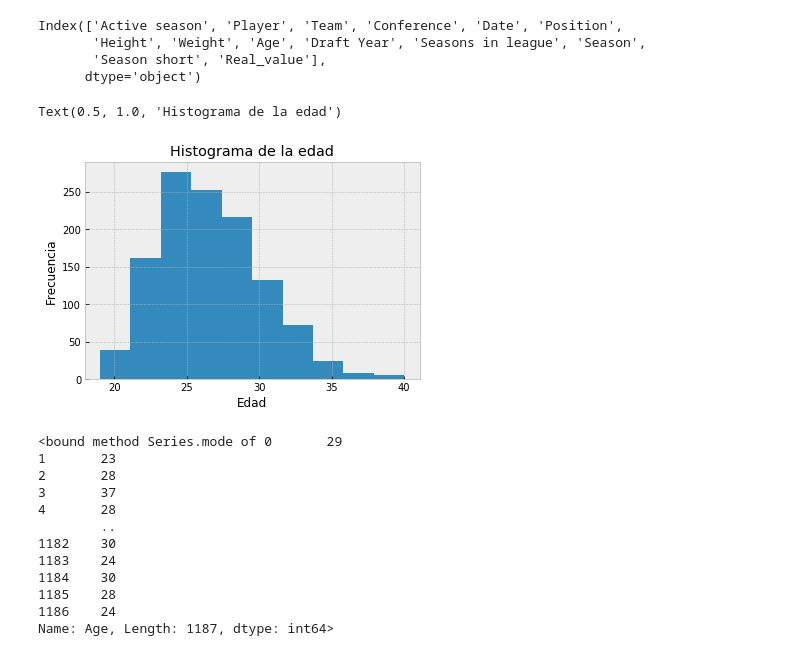
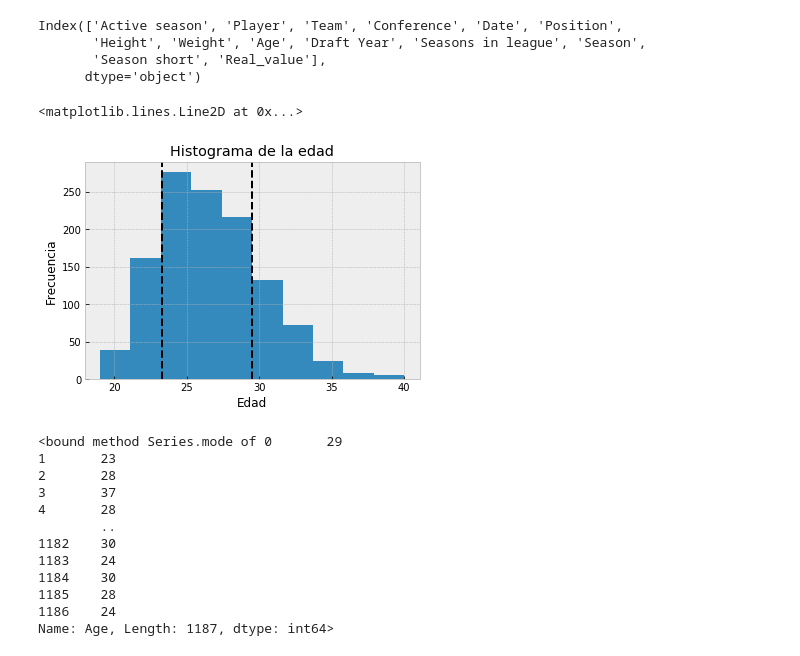
Before and after one commit to Pablopistaches/basic_python_ml, a Jupyter notebook: Tarea3.ipynb, the cells around one changed output. Saved outputs shown, nothing was run; the diff lists cells and outputs as text; code cells hidden in the pictures.

```diff
--- a/Tarea3.ipynb
+++ b/Tarea3.ipynb
@@ -233,11 +233,15 @@ plt.style.use('bmh') #embellecer graficas
 # %%
 mvp.Age.hist()
 plt.xlabel('Edad')
 plt.ylabel('Frecuencia')
 plt.title('Histograma de la edad')
+thresh1 = 23.3
+thresh2 = 29.5
+plt.axvline(x=thresh1, color='k', linestyle='dashed', linewidth=2)
+plt.axvline(x=thresh2, color='k', linestyle='dashed', linewidth=2)
 # %% [output]
-Text(0.5, 1.0, 'Histograma de la edad')
+<matplotlib.lines.Line2D at 0x...>
-[figure, old version]
+[figure, new version]
 # %%
 mvp.Age.mean
 mvp.Age.median
```
Also changed, not shown: 1 other file.
